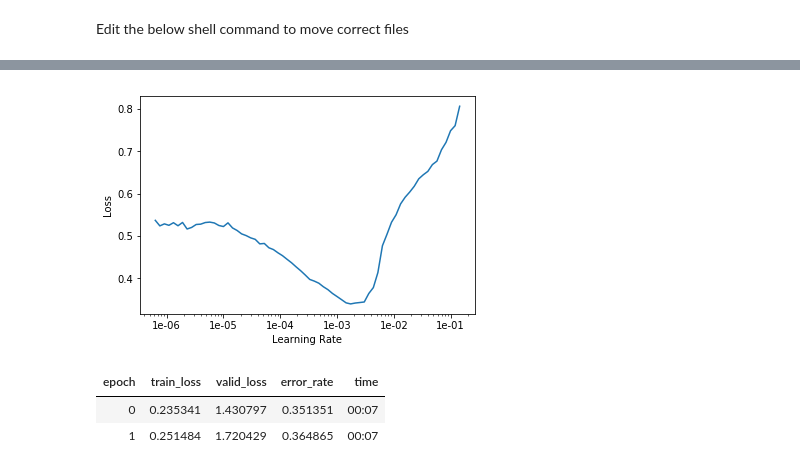
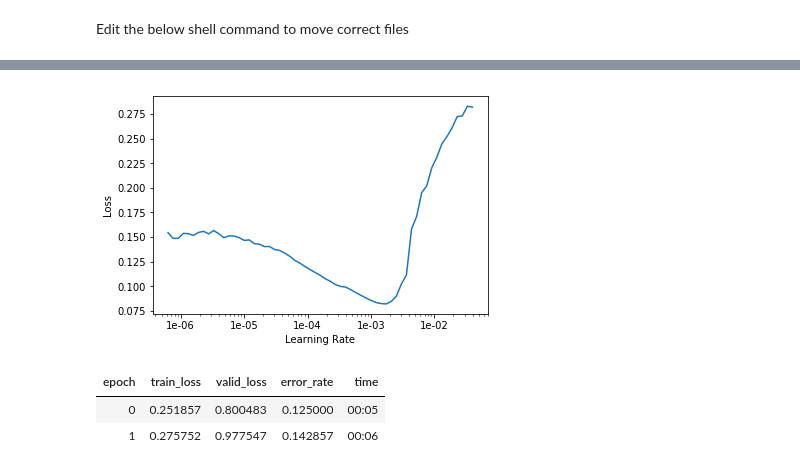
Before and after one commit to myke11j/fast-ai-deep-learning-course, a Jupyter notebook: Lesson_2_Image_classification_ipynb.ipynb, the cells around one changed output, grey strips where cells are left out. Cells and saved outputs as stored; diff of their text form; code cells hidden in the pictures.

Commit message:
Classify teddy bears based on color

````diff
--- a/Lesson_2_Image_classification_ipynb.ipynb
+++ b/Lesson_2_Image_classification_ipynb.ipynb
@@ -17,9 +30,9 @@ urls = Array.from(document.querySelectorAll('.rg_di .rg_meta')).map(el=>JSON.par
 window.open('data:text/csv;charset=utf-8,' + escape(urls.join('\n')));
 ```
 # %%
-folders_to_create = ['black', 'grizzly', 'teddys']
+folders_to_create = ['black', 'white', 'red']
 for folder in folders_to_create:
-  path = Path('data/bears')
+  path = Path('data/teddy')
   dest = path/folder
   dest.mkdir(parents=True, exist_ok=True)
 # %%
@@ -101,2 +103,2 @@ data.show_batch(rows=3, figsize=(7,8))
 # %%
-learner = create_cnn(data, resnet34, metrics=error_rate)
+learner_resnet34 = create_cnn(data, resnet34, metrics=error_rate)
@@ -112,0 +105,2 @@ learner.fit_one_cycle(4)
+# %%
+learner_resnet34.fit_one_cycle(8)
@@ -120,11 +129,11 @@ learner.lr_find()
 LR Finder is complete, type {learner_name}.recorder.plot() to see the graph.
 # %%
-learner.recorder.plot()
+learner_resnet34.recorder.plot()
 # %% [output]
-[figure, old version]
+[figure, new version]
 # %%
-learner.fit_one_cycle(2, max_lr=slice(1e-05, 1e-02))
+learner_resnet34.fit_one_cycle(2, max_lr=slice(1e-05, 1e-02))
 # %% [output]
 | epoch | train_loss | valid_loss | error_rate | time |
-| 0 | 0.235341 | 1.430797 | 0.351351 | 00:07 |
-| 1 | 0.251484 | 1.720429 | 0.364865 | 00:07 |
+| 0 | 0.251857 | 0.800483 | 0.125000 | 00:05 |
+| 1 | 0.275752 | 0.977547 | 0.142857 | 00:06 |
````
Also changed, not shown: parts of 34 cells of this notebook.
